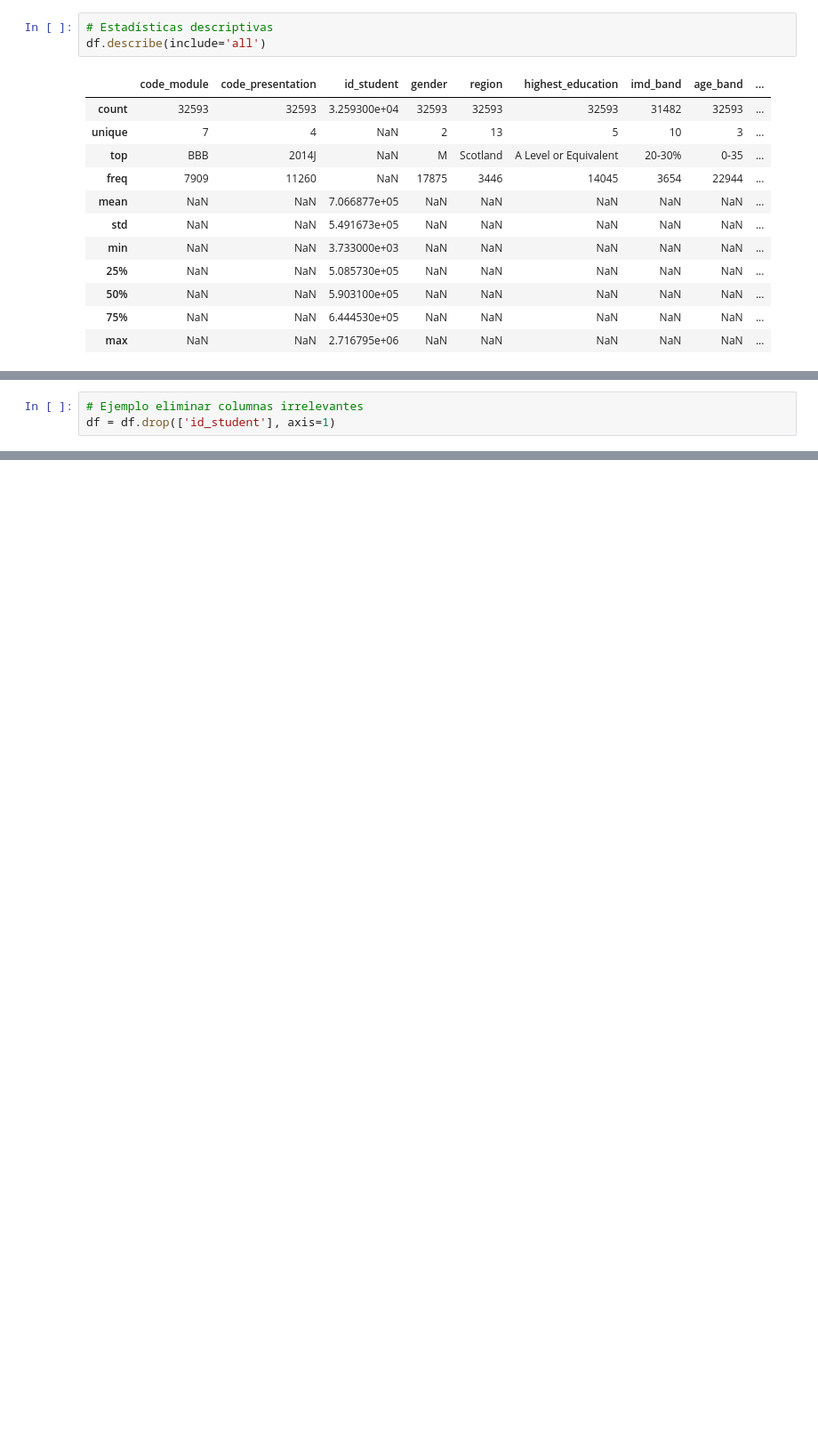
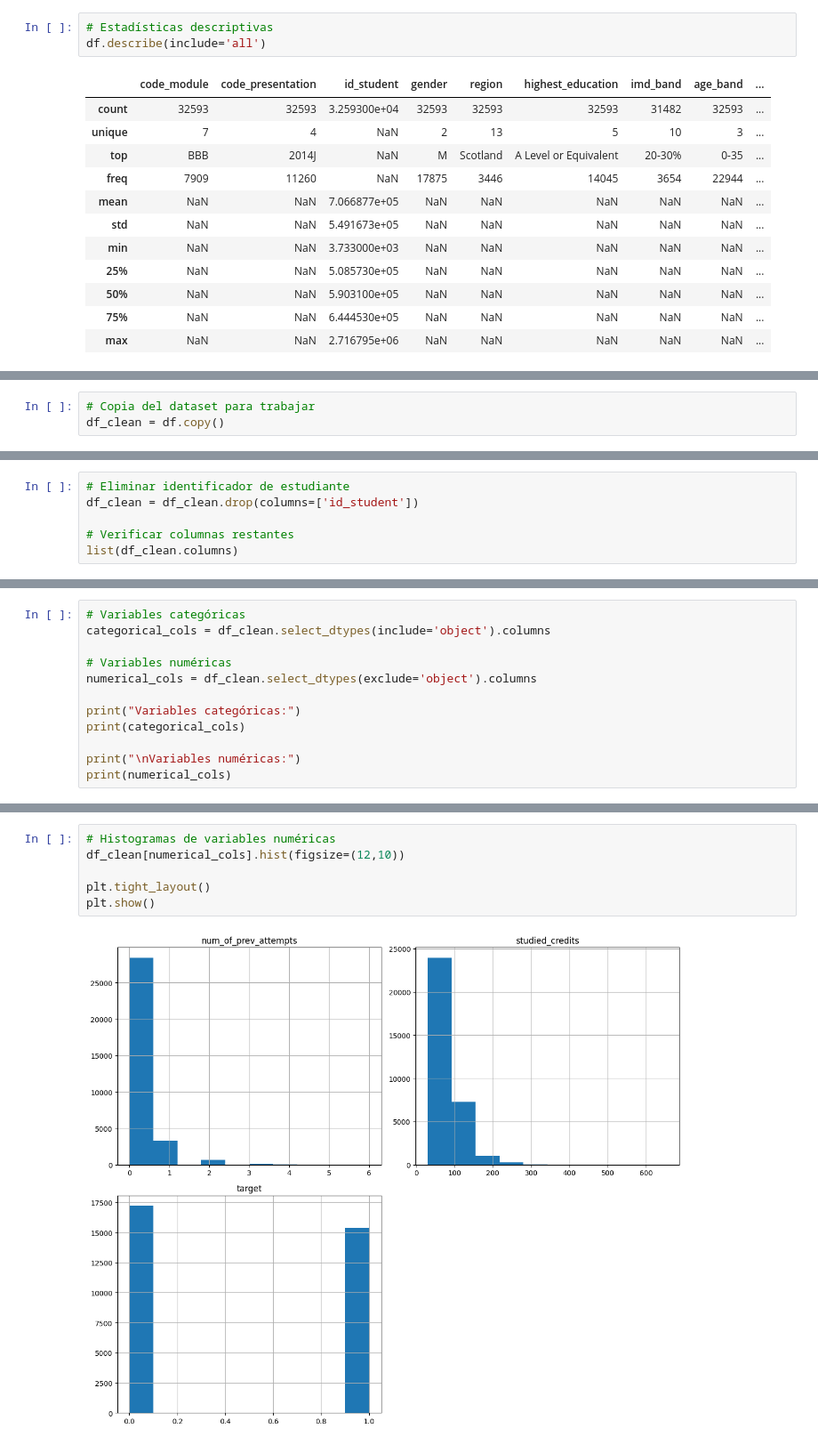
Before and after one commit to BrianFernandoAguinsacaLoarte/Proyecto-Asignatura-Machine-Learning, a Jupyter notebook: notebooks/ProyectoAvanceSemana5.ipynb, the cells around one changed output, grey strips where cells are left out. Shown at 89% size. Cells and saved outputs as stored; diff of their text form; blank space fills up the shorter version.

```diff
--- a/notebooks/ProyectoAvanceSemana5.ipynb
+++ b/notebooks/ProyectoAvanceSemana5.ipynb
@@ -164,3 +182,0 @@ Se realizo informe final
-# %%
-# Ejemplo eliminar columnas irrelevantes
-df = df.drop(['id_student'], axis=1)
@@ -177,0 +205,3 @@ df_encoded.to_csv("../data-preparada/dataset_preparado.csv", index=False)
+# %%
+# Copia del dataset para trabajar
+df_clean = df.copy()
@@ -177,0 +212,6 @@ df_encoded.to_csv("../data-preparada/dataset_preparado.csv", index=False)
+# %%
+# Eliminar identificador de estudiante
+df_clean = df_clean.drop(columns=['id_student'])
+
+# Verificar columnas restantes
+list(df_clean.columns)
@@ -177,0 +238,12 @@ df_encoded.to_csv("../data-preparada/dataset_preparado.csv", index=False)
+# %%
+# Variables categóricas
+categorical_cols = df_clean.select_dtypes(include='object').columns
+
+# Variables numéricas
+numerical_cols = df_clean.select_dtypes(exclude='object').columns
+
+print("Variables categóricas:")
+print(categorical_cols)
+
+print("\nVariables numéricas:")
+print(numerical_cols)
@@ -177,0 +284,8 @@ df_encoded.to_csv("../data-preparada/dataset_preparado.csv", index=False)
+# %%
+# Histogramas de variables numéricas
+df_clean[numerical_cols].hist(figsize=(12,10))
+
+plt.tight_layout()
+plt.show()
+# %% [output]
+[figure, added]
```
Also changed, not shown: parts of 94 cells of this notebook, 1 other file.
